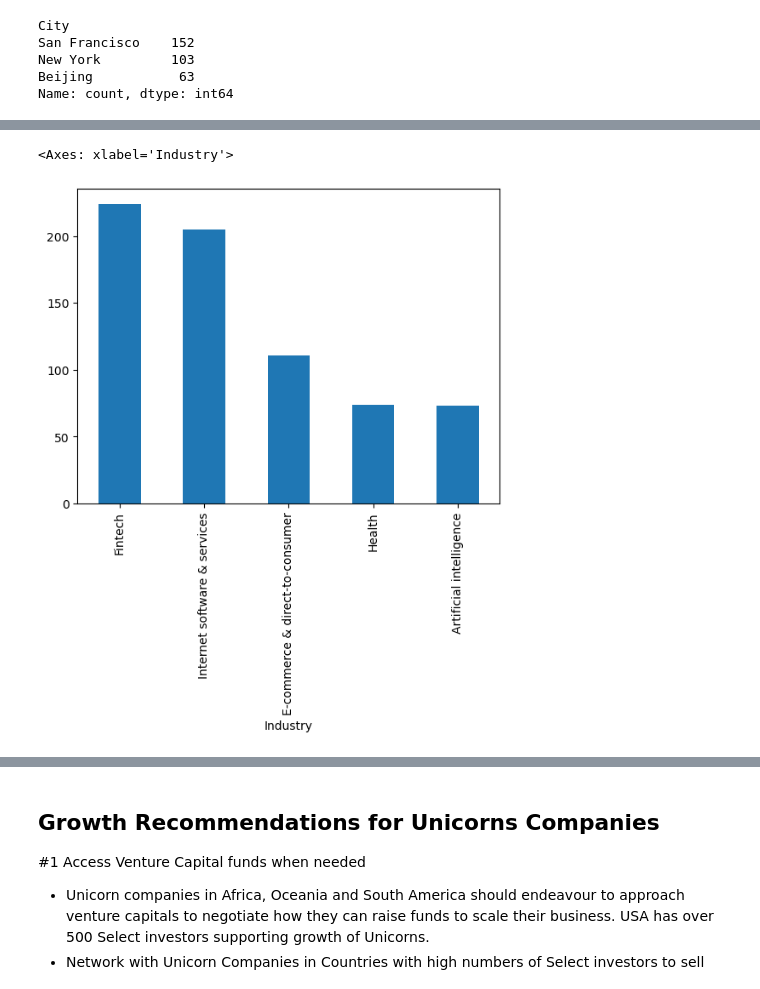
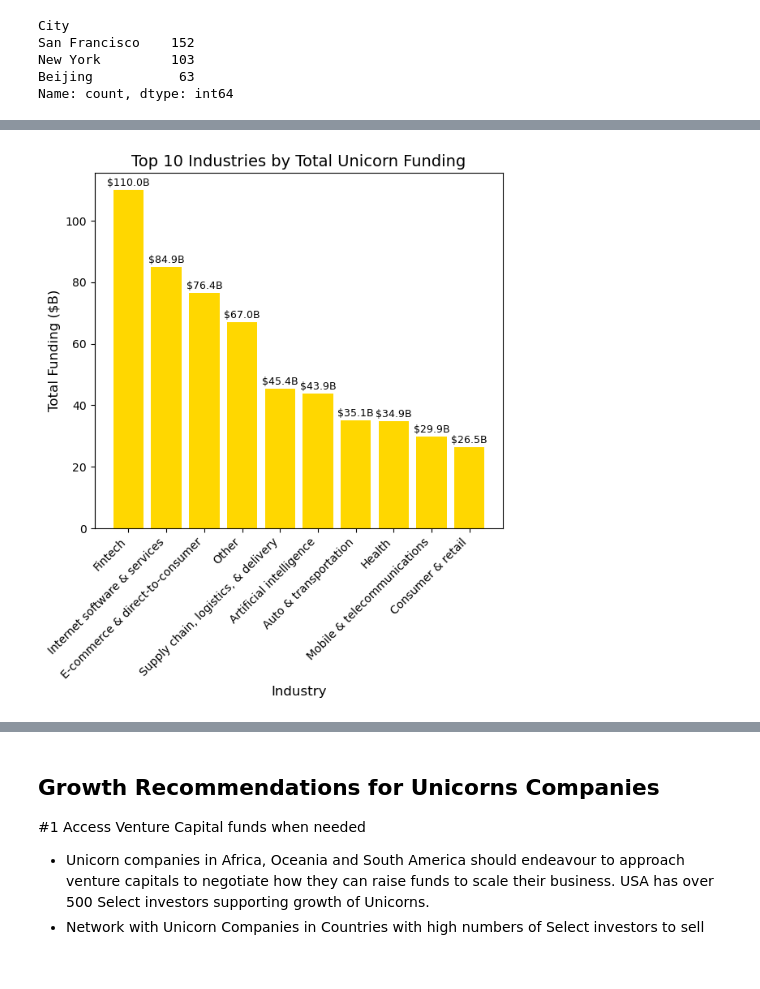
Before and after one commit to karomajesty/Data-Analysis-of-Unicorn-Companies-Using-Python, a Jupyter notebook: unicorn companies.ipynb, the cells around one changed output, grey strips where cells are left out. Drawn from its saved outputs; the diff is of its cells as text; code cells hidden in the pictures.

```diff
--- a/unicorn companies.ipynb
+++ b/unicorn companies.ipynb
@@ -562,4 +595,2 @@ df = df.rename(columns={'Valuation': 'Valuation ($B)'})
 df=df.rename(columns={'Funding': 'Funding ($B)'})
-# %%
-df=df.rename(columns={'Date Joined': 'Year Joined'})
 # %%
@@ -659,0 +675,17 @@ plt.show()
+# %%
+#Lets look at Top Ten Companies with highest valuation
+plt.figure(figsize = (6, 4))
+bars = plt.bar(x = df['Company'].head(10),
+               height = df['Valuation ($B)'].head(10),
+               color = 'red')
+plt.xlabel('Company')
+plt.ylabel('Valuation ($B)')
+plt.title('Top 10 Unicorn Companies by Valuation')
+plt.xticks(rotation = 45, ha='right')
+plt.tight_layout()
+
+for bar in bars:
+    yval = bar.get_height()
+    plt.text(bar.get_x() + bar.get_width()/2, yval + 0.5, round(yval, 2), ha='center', va='bottom')
+
+plt.show()
@@ -1058,5 +1292,36 @@ plt.show()
 # %%
-top_industries.plot(kind="bar")
+# --- Calculate total funding per industry and get the top 10 ---
+industry_funding = df.groupby('Industry')['Funding ($B)'].sum()
+top_industry_funding = industry_funding.sort_values(ascending=False).head(10)
+
+
+plt.figure(figsize = (6, 7))
+
+
+bars = plt.bar(x = top_industry_funding.index,
+               height = top_industry_funding.values,
+               color = 'gold') # Set bar color to red as requested
+
+
+plt.xlabel('Industry', fontsize=12)
+plt.ylabel('Total Funding ($B)', fontsize=12)
+plt.title('Top 10 Industries by Total Unicorn Funding', fontsize=14)
+
+
+plt.xticks(rotation = 45, ha='right', fontsize=10)
+
+plt.tight_layout()
+
+for bar in bars:
+    yval = bar.get_height()
+    plt.text(bar.get_x() + bar.get_width()/2,
+             yval + 0.5,
+             f'${yval:.1f}B',
+             ha='center',
+             va='bottom',
+             fontsize=9)
+
+# Display the plot
+plt.show()
 # %% [output]
-<Axes: xlabel='Industry'>
-[figure, old version]
+[figure, new version]
```
Also changed, not shown: parts of 87 cells of this notebook, 2 other files.
